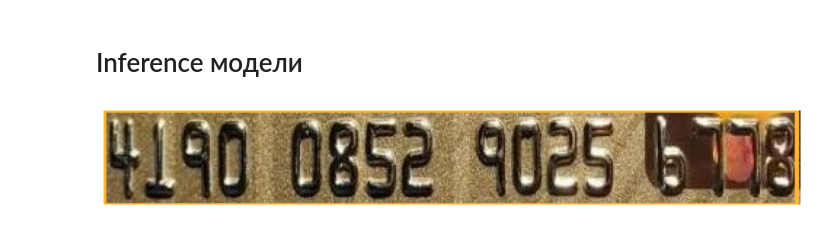
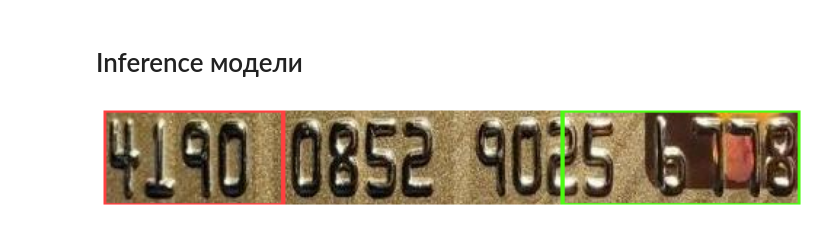
Before and after one commit to lastinm/credit_cards_detection, a Jupyter notebook: notebooks/Inference detect digits.ipynb, the cells around one changed output. Drawn from its saved outputs; the diff is of its cells as text; code cells hidden in the pictures.

```diff
--- a/notebooks/Inference detect digits.ipynb
+++ b/notebooks/Inference detect digits.ipynb
@@ -5,23 +5,25 @@ from ultralytics import YOLO
 import cv2
 import supervision as sv
 # %%
-#image_path = "/home/lastinm/PROJECTS/credit_cards_detection/artefacts/2_0.93_AgACAgIAAxkBAAICb2gDc1odBGUeYrwLDCqbVKbzKukKAALx7jEb9jsYSCYoYdOUlI6-AQADAgADeAADNgQ.jpeg"
-image_path = '/home/lastinm/PROJECTS/credit_cards_detection/artefacts/3_0.91_AgACAgIAAxkBAAICb2gDc1odBGUeYrwLDCqbVKbzKukKAALx7jEb9jsYSCYoYdOUlI6-AQADAgADeAADNgQ.jpeg'
+image_path = "/home/lastinm/PROJECTS/credit_cards_detection/artefacts/2_0.93_AgACAgIAAxkBAAICb2gDc1odBGUeYrwLDCqbVKbzKukKAALx7jEb9jsYSCYoYdOUlI6-AQADAgADeAADNgQ.jpeg"
+#image_path = '/home/lastinm/PROJECTS/credit_cards_detection/artefacts/3_0.91_AgACAgIAAxkBAAICb2gDc1odBGUeYrwLDCqbVKbzKukKAALx7jEb9jsYSCYoYdOUlI6-AQADAgADeAADNgQ.jpeg'
 #image_path = '/home/lastinm/PROJECTS/credit_cards_detection/artefacts/1_0.91_AgACAgIAAxkBAAICb2gDc1odBGUeYrwLDCqbVKbzKukKAALx7jEb9jsYSCYoYdOUlI6-AQADAgADeAADNgQ.jpeg'
 # %%
-model = YOLO('/home/lastinm/PROJECTS/credit_cards_detection/notebooks/runs/detect/train11/weights/best.pt')
+model = YOLO('/home/lastinm/PROJECTS/credit_cards_detection/notebooks/runs/detect/train/weights/best.pt')
 image = cv2.imread(image_path)
+# Преобразование в чёрно-белое
+#image = cv2.cvtColor(image, cv2.COLOR_BGR2GRAY)
 
 results = model(image, verbose=False)[0]
 detections = sv.Detections.from_ultralytics(results).with_nms()
 
 box_annotator = sv.BoxAnnotator()
 label_annotator = sv.LabelAnnotator()
 
 annotated_image = image.copy()
 annotated_image = box_annotator.annotate(scene=annotated_image, detections=detections)
 annotated_image = label_annotator.annotate(scene=annotated_image, detections=detections)
 
 sv.plot_image(annotated_image)
 # %% [output]
-[figure, old version]
+[figure, new version]
```
Also changed, not shown: 5 other files.
